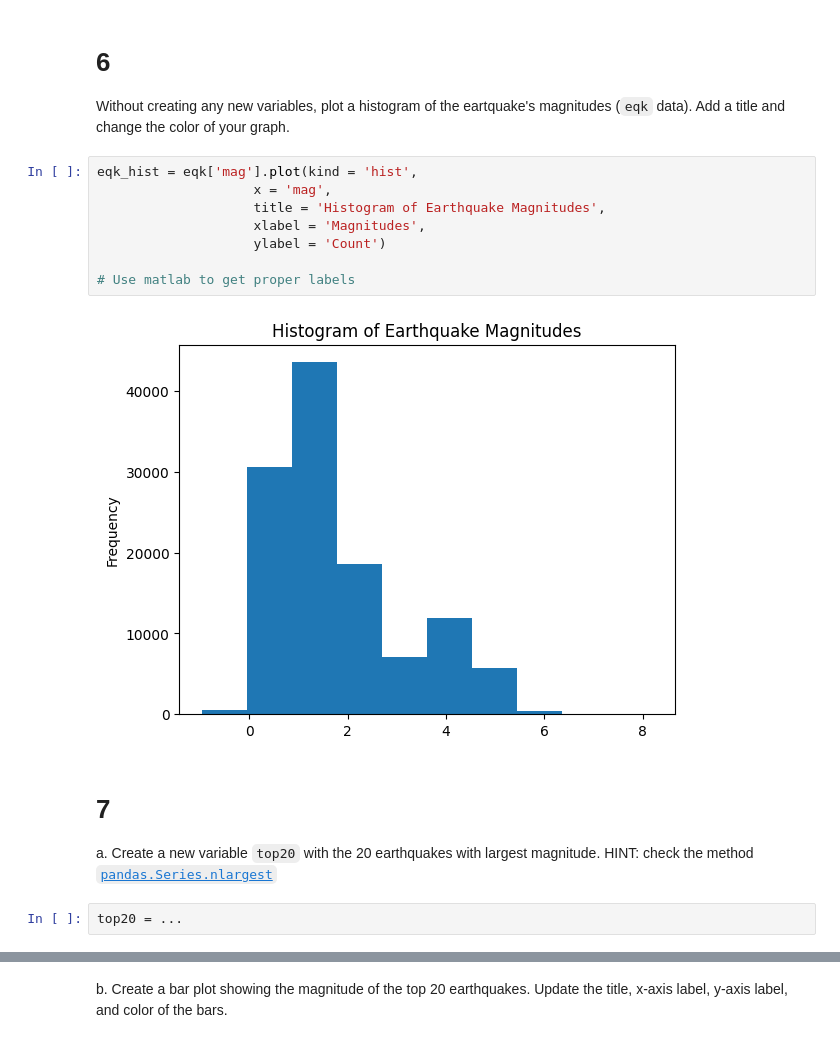
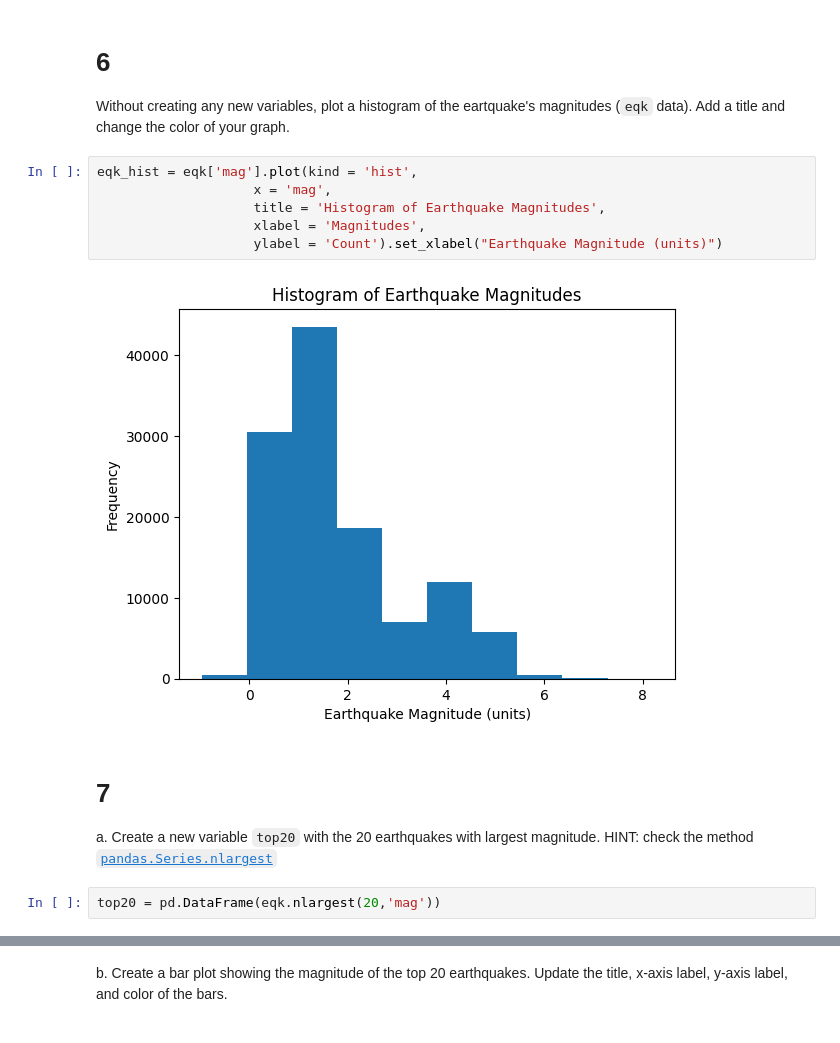
Before and after one commit to nmoraescommit/eds220-hwk1, a Jupyter notebook: hwk1-task3-earthquakes.ipynb, the cells around one changed output, grey strips where cells are left out. Saved outputs shown, nothing was run; the diff lists cells and outputs as text.

```diff
--- a/hwk1-task3-earthquakes.ipynb
+++ b/hwk1-task3-earthquakes.ipynb
@@ -175,21 +175,19 @@ Without creating any new variables, plot a histogram of the eartquake's magnitud
 # %%
 eqk_hist = eqk['mag'].plot(kind = 'hist',
                     x = 'mag',
                     title = 'Histogram of Earthquake Magnitudes',
                     xlabel = 'Magnitudes',
-                    ylabel = 'Count')
-
-# Use matlab to get proper labels
+                    ylabel = 'Count').set_xlabel("Earthquake Magnitude (units)")
 # %% [output]
-[figure, old version]
+[figure, new version]
 # %% [markdown]
 <!-- END QUESTION -->
 
 # 7
 
 a. Create a new variable `top20` with the 20 earthquakes with largest magnitude. HINT: check the method [`pandas.Series.nlargest`](https://pandas.pydata.org/docs/reference/api/pandas.Series.nlargest.html)
-# %%
-top20 = ...
+# %%
+top20 = pd.DataFrame(eqk.nlargest(20,'mag'))
 # %%
 # View the dataframe
 top20
```
Also changed, not shown: parts of 7 cells of this notebook.
